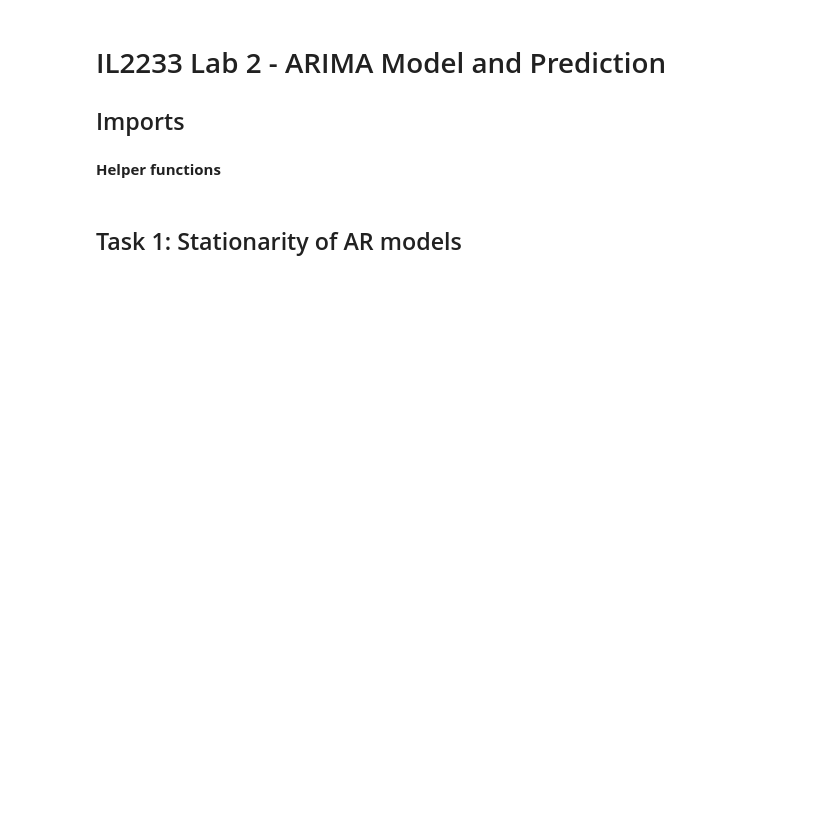
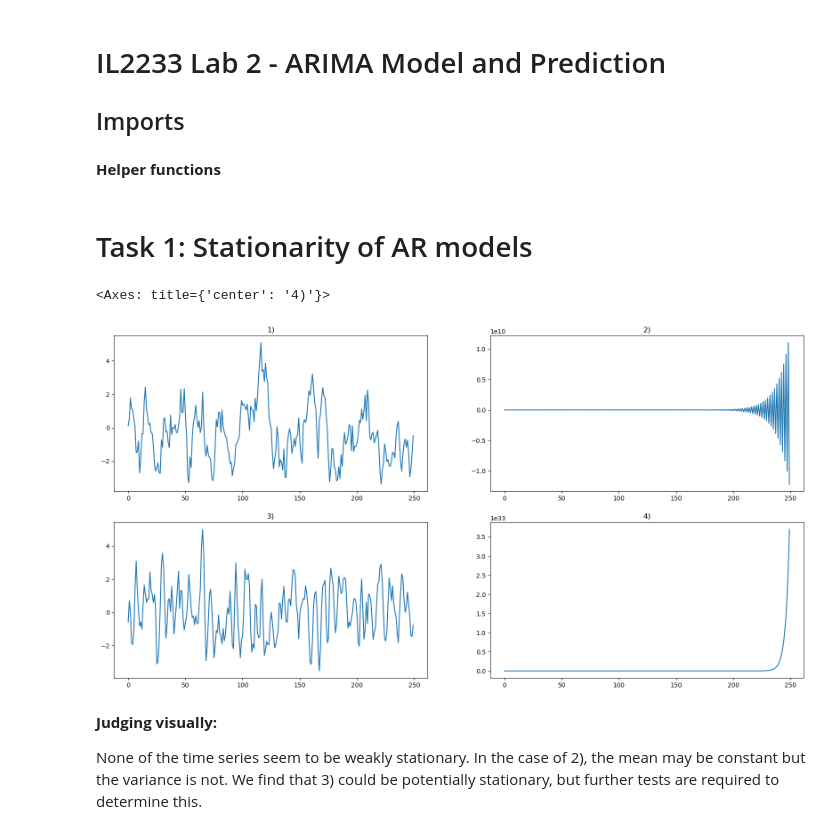
Before and after one commit to JoshSadiq/IL2233, a Jupyter notebook: 2-lab/2-lab.ipynb, the cells around one changed output. Cells and saved outputs as stored; diff of their text form; code cells hidden in the pictures; blank space fills up the shorter version.

Commit message:
Lab 2, task 1 accomplished
Co-authored-by: ludviglarsson19@hotmail.com <ludviglarsson19@hotmail.com>

```diff
--- a/2-lab/2-lab.ipynb
+++ b/2-lab/2-lab.ipynb
@@ -43,5 +45,35 @@ def adfuller_test(series: Series):
     for key, value in result[4].items():
         print('Critial Values:')
         print(f'{key}, {value}')
+
+
+def gen_arma(lagcoeffs_ar: list[int] = [], lagcoeffs_ma: list[int] = []):
+    lagcoeffs_ar = np.r_[1, -np.array(lagcoeffs_ar)] if len(lagcoeffs_ar) > 0 else np.array([1])
+    lagcoeffs_ma = np.r_[1, np.array(lagcoeffs_ma)] if len(lagcoeffs_ma) > 0 else np.array([1])
+
+    proc = ArmaProcess(lagcoeffs_ar, lagcoeffs_ma)
+
+    generated_time_series = proc.generate_sample(nsample=250)
+    return generated_time_series, proc
 # %% [markdown]
-## Task 1: Stationarity of AR models
+# Task 1: Stationarity of AR models
+# %%
+s1, p1 = gen_arma(lagcoeffs_ar=[0.8])
+s2, p2 = gen_arma(lagcoeffs_ar=[-1.1])
+s3, p3 = gen_arma(lagcoeffs_ar=[1, -0.5])
+s4, p4 = gen_arma(lagcoeffs_ar=[1, 0.5])
+
+fig, axes = plt.subplots(nrows=2, ncols=2, figsize=(20, 10))
+fig.subplots_adjust()
+Series(s1).plot(ax=axes[0,0], kind='line', title='1)')
+Series(s2).plot(ax=axes[0,1], kind='line', title='2)')
+Series(s3).plot(ax=axes[1,0], kind='line', title='3)')
+Series(s4).plot(ax=axes[1,1], kind='line', title='4)')
+# %% [output]
+<Axes: title={'center': '4)'}>
+[figure, added]
+# %% [markdown]
+**Judging visually:**
+
+ None of the time series seem to be weakly stationary. In the case of 2), the mean may be constant but the variance is not.
+We find that 3) could be potentially stationary, but further tests are required to determine this.
```
Also changed, not shown: parts of 6 cells of this notebook.
